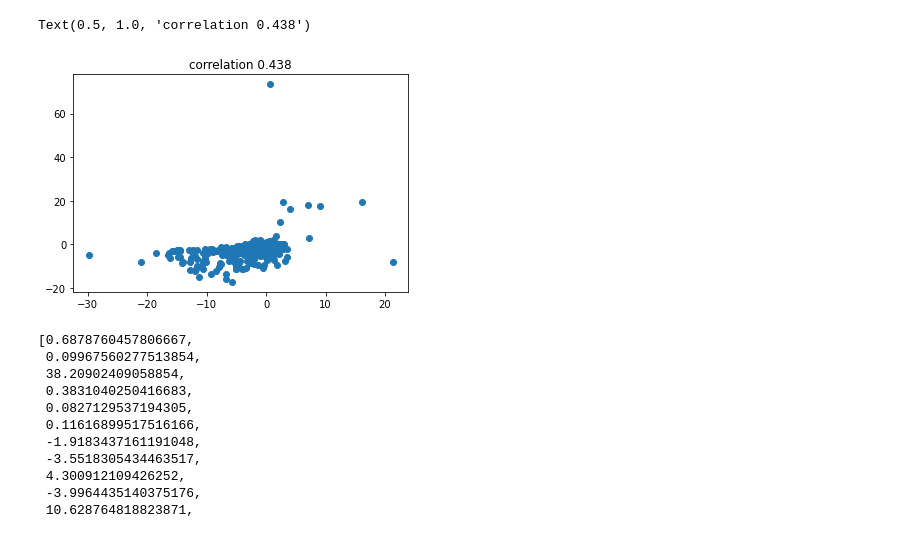
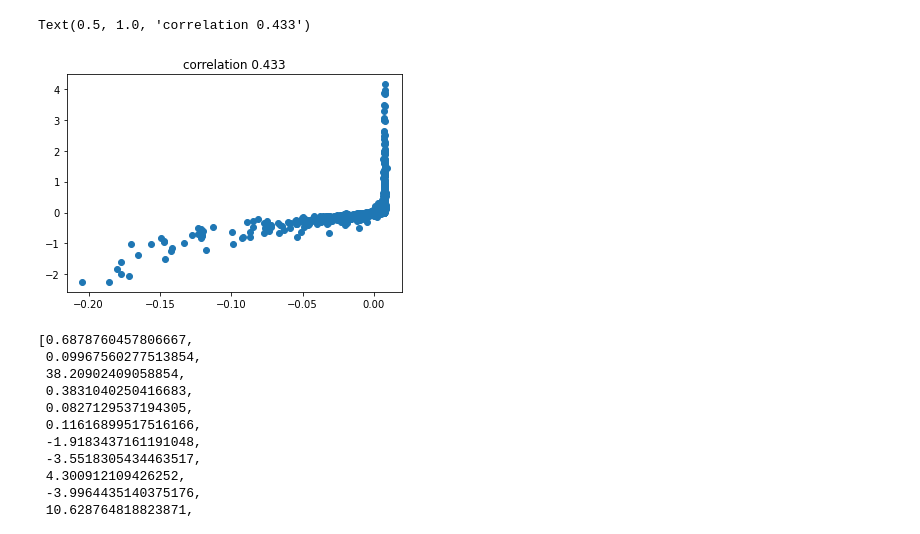
Before and after one commit to hage1005/IF_project, a Jupyter notebook: notebooks/visualize_notebooks/visulize correlation-CE.ipynb, the cells around one changed output. Saved outputs shown, nothing was run; the diff lists cells and outputs as text; code cells hidden in the pictures.

```diff
--- a/notebooks/visualize_notebooks/visulize correlation-CE.ipynb
+++ b/notebooks/visualize_notebooks/visulize correlation-CE.ipynb
@@ -52,5 +44,5 @@ number of examples with label '9': 100
 # %%
-target_path = 'outputs/mnist/Identity_mnist_devId_9.json'
+target_path = 'outputs/mnist/IF_mnist_devId_0_epoch_39.json'
 # %%
 # JSON file
 with open (target_path, "r") as f:
@@ -72,6 +64,6 @@ for i in range(1,10):
 # %%
 # JSON file
-groundTruthPath = 'outputs/mnist/Percy_mnist_devId_9.json'
+groundTruthPath = 'outputs/mnist_good/Identity_mnist_devId_0_CE_classOneAndNineAll_damp0.01.json'
 with open (groundTruthPath, "r") as f:
      data_groundtruth = json.loads(f.read())
 # %%
@@ -91,13 +83,13 @@ for i in range(1,10):
 # %%
 x =  np.array(data_groundtruth['influence'])
-y = np.array(data_target['influence'])*32
+y = np.array(data_target['influence'])
 Correlation = round(np.corrcoef(x,y)[0,1],3)
 # %%
-plt.scatter(x,y)
+plt.scatter(y,x)
 plt.title(f"correlation {Correlation}")
 # %% [output]
-Text(0.5, 1.0, 'correlation 0.438')
+Text(0.5, 1.0, 'correlation 0.433')
-[figure, old version]
+[figure, new version]
 # %%
 data_groundtruth['influence']
 # %% [output]
```
Also changed, not shown: parts of 3 cells of this notebook, 23 other files.
